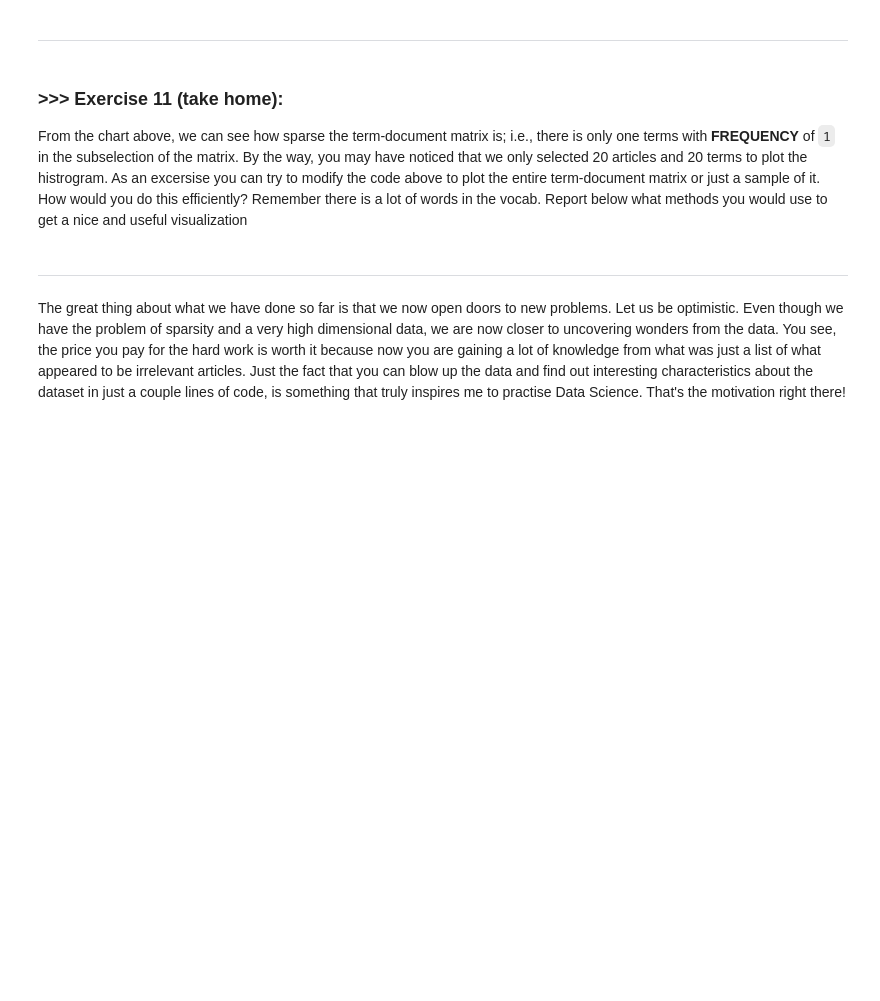
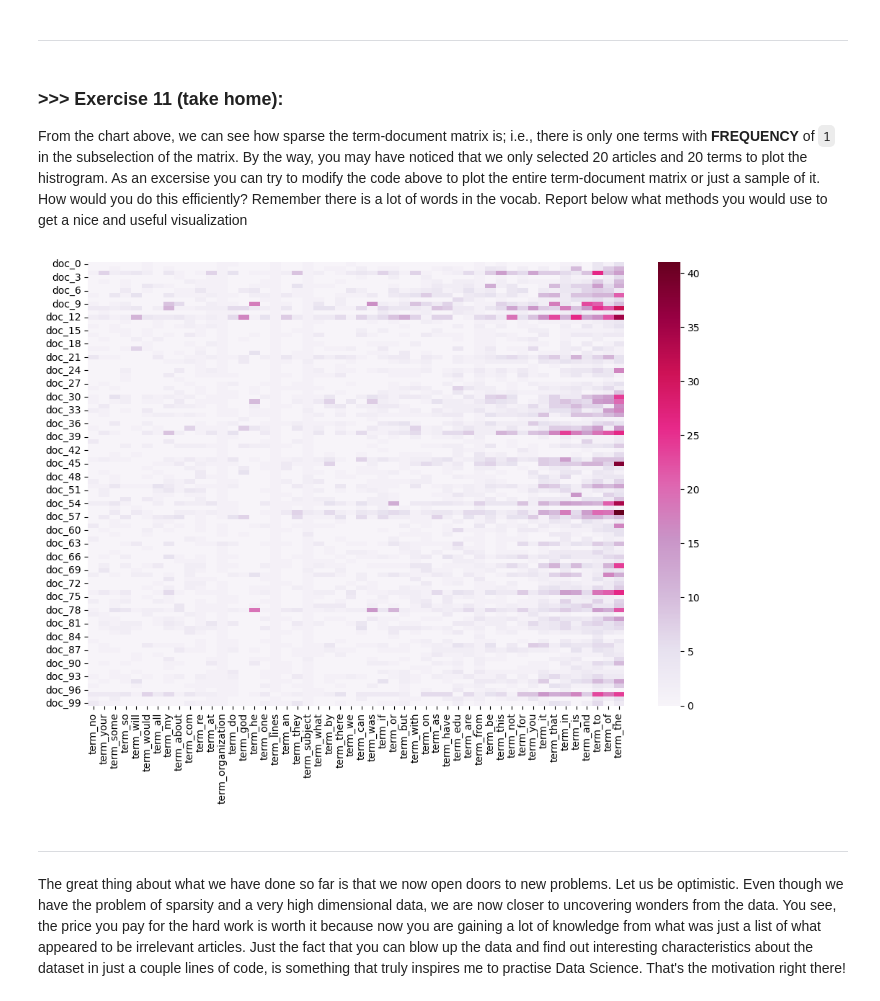
Before and after one commit to robins114/dm2025-lab1-exercise, a Jupyter notebook: DM2025-Lab1-Master.ipynb, the cells around one changed output. Cells and saved outputs as stored; diff of their text form; code cells hidden in the pictures; blank space fills up the shorter version.

```diff
--- a/DM2025-Lab1-Master.ipynb
+++ b/DM2025-Lab1-Master.ipynb
@@ -1115,3 +1167,31 @@ From the chart above, we can see how sparse the term-document matrix is; i.e., t
+# %%
+# Number of documents and terms
+num_docs = 100
+num_terms = 50
+
+# Top-N terms
+term_sums = np.array(X_counts.sum(axis=0)).flatten()
+top_indices = term_sums.argsort()[-num_terms:]
+
+# Rename the axis
+plot_x = ["term_"+str(i) for i in count_vect.get_feature_names_out()[top_indices]]
+plot_y = ["doc_"+str(i) for i in list(X.index)[0:num_docs]]
+
+# Create Submatrix
+plot_z = X_counts[0:num_docs, top_indices].toarray()
+
+# DataFrame for Heatmap
+df_todraw = pd.DataFrame(plot_z, columns=plot_x, index=plot_y)
+
+# plot Heatmap
+plt.subplots(figsize=(12, 8))
+ax = sns.heatmap(df_todraw,
+                 cmap="PuRd",
+                 vmin=0, vmax=np.max(plot_z),
+                 annot=False)
+plt.show()
+# %% [output]
+[figure, added]
 # %% [markdown]
 ---
 # %% [markdown]
```
Also changed, not shown: parts of 31 cells of this notebook.
